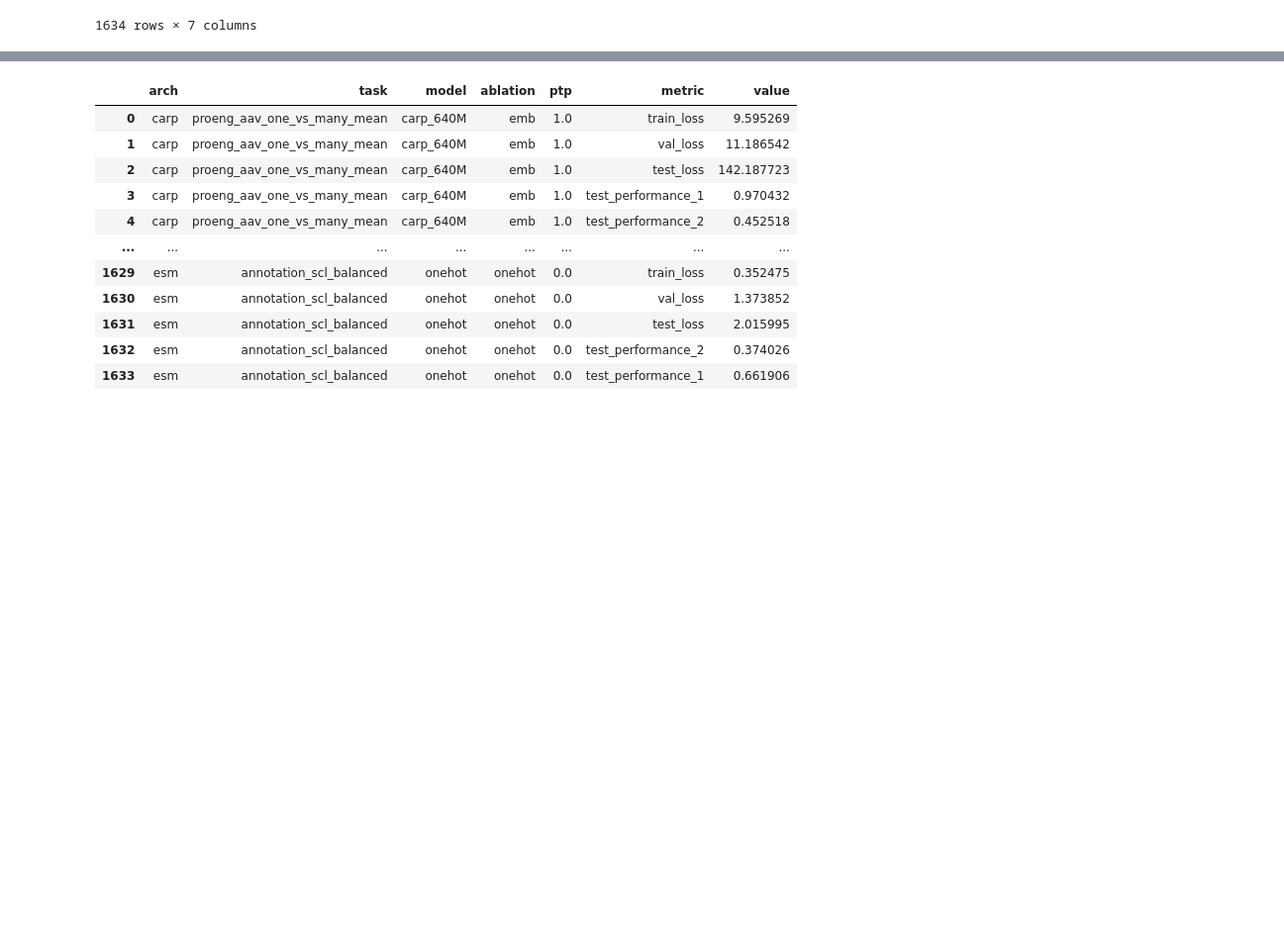
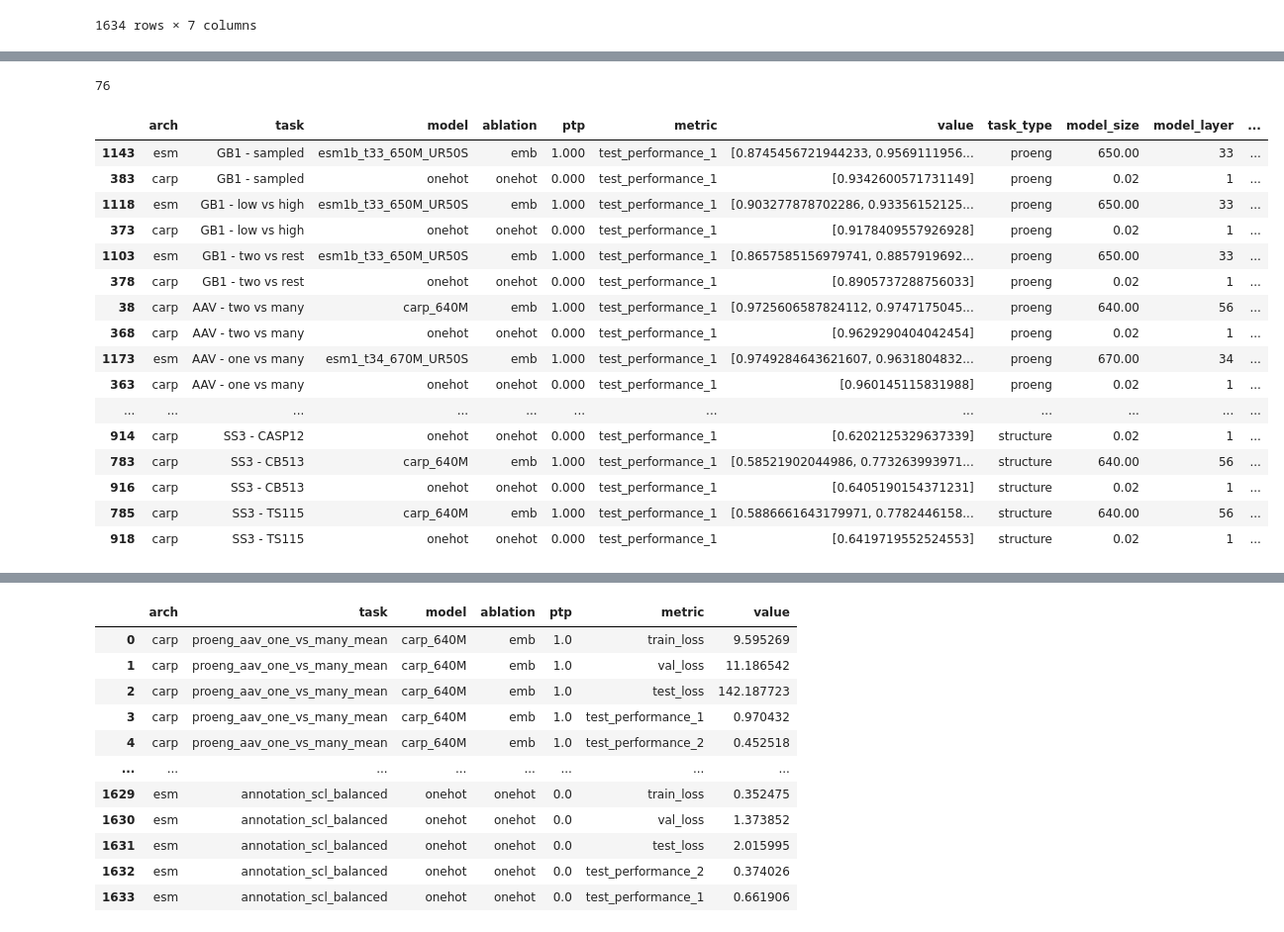
Before and after one commit to microsoft/protein-transfer, a Jupyter notebook: sandbox/results_replot_2.ipynb, the cells around one changed output, grey strips where cells are left out. Shown at 99% size. Drawn from its saved outputs; the diff is of its cells as text; code cells hidden in the pictures; blank space fills up the shorter version.

```diff
--- a/sandbox/results_replot_2.ipynb
+++ b/sandbox/results_replot_2.ipynb
@@ -21,9 +93,18 @@ from scr.params.vis import ORDERED_TASK_LIST, TASK_LEGEND_MAP
 # %%
-result_df = pd.read_csv("results/summary/all_results.csv")
+result_df_path = "results/summary/all_results.csv"
+
+result_df = pd.read_csv(result_df_path)
+
+# check column name existance
+for c in ["metric", "ablation", "arch", "value", "task", "model", "ptp"]:
+    assert c in result_df.columns, f"{c} not in df from {result_df_path}"
 
 # Convert the string of lists to NumPy arrays
 result_df["value"] = result_df["value"].apply(ast.literal_eval).apply(np.array)
 
+# make ptp float
+result_df["ptp"] = result_df["ptp"].astype(float)
+
 result_df
 # %% [output]
 |  | arch | task | model | ablation | ptp | metric | value |
@@ -41,0 +156,53 @@ result_df
+# %%
+
+# Count the number of rows with NaN values to make sure just structure_ss3_tape_processed - should be 76
+prepped_df.isna().any(axis=1).sum()
+# %% [output]
+76
+# %%
+def get_best_metric_df(
+    df: pd.DataFrame, metric: str = "test_performance_1"
+) -> pd.DataFrame:
+
+    """
+    A function for cleaning up the df to get best layer based on chosen metric
+    """
+
+    slice_df = df[(df["metric"] == metric)].copy()
+
+    slice_df = slice_df[
+        (slice_df["ablation"] == "onehot") | (slice_df["ablation"] == "emb")
+    ]
+
+    # get the max perform layer
+    slice_df["best_value"] = slice_df["value"].apply(np.max)
+    slice_df["best_layer"] = slice_df["value"].apply(np.argmax)
+
+    # Find the index of the maximum value in 'value_column' for each group
+    max_indices = slice_df.groupby(["task", "ablation"])["best_value"].idxmax().dropna()
+
+    # Use loc to select the rows corresponding to the max indices
+    slice_df = slice_df.loc[max_indices]
+
+    return slice_df.copy()
+# %%
+slice_df = get_best_metric_df(prepped_df, "test_performance_1")
+slice_df
+# %% [output]
+|  | arch | task | model | ablation | ptp | metric | value | task_type | model_size | model_layer | ... |
+| 1143 | esm | GB1 - sampled | esm1b_t33_650M_UR50S | emb | 1.000 | test_performance_1 | [0.8745456721944233, 0.9569111956... | proeng | 650.00 | 33 | ... |
+| 383 | carp | GB1 - sampled | onehot | onehot | 0.000 | test_performance_1 | [0.9342600571731149] | proeng | 0.02 | 1 | ... |
+| 1118 | esm | GB1 - low vs high | esm1b_t33_650M_UR50S | emb | 1.000 | test_performance_1 | [0.903277878702286, 0.93356152125... | proeng | 650.00 | 33 | ... |
+| 373 | carp | GB1 - low vs high | onehot | onehot | 0.000 | test_performance_1 | [0.9178409557926928] | proeng | 0.02 | 1 | ... |
+| 1103 | esm | GB1 - two vs rest | esm1b_t33_650M_UR50S | emb | 1.000 | test_performance_1 | [0.8657585156979741, 0.8857919692... | proeng | 650.00 | 33 | ... |
+| 378 | carp | GB1 - two vs rest | onehot | onehot | 0.000 | test_performance_1 | [0.8905737288756033] | proeng | 0.02 | 1 | ... |
+| 38 | carp | AAV - two vs many | carp_640M | emb | 1.000 | test_performance_1 | [0.9725606587824112, 0.9747175045... | proeng | 640.00 | 56 | ... |
+| 368 | carp | AAV - two vs many | onehot | onehot | 0.000 | test_performance_1 | [0.9629290404042454] | proeng | 0.02 | 1 | ... |
+| 1173 | esm | AAV - one vs many | esm1_t34_670M_UR50S | emb | 1.000 | test_performance_1 | [0.9749284643621607, 0.9631804832... | proeng | 670.00 | 34 | ... |
+| 363 | carp | AAV - one vs many | onehot | onehot | 0.000 | test_performance_1 | [0.960145115831988] | proeng | 0.02 | 1 | ... |
+| ... | ... | ... | ... | ... | ... | ... | ... | ... | ... | ... | ... |
+| 914 | carp | SS3 - CASP12 | onehot | onehot | 0.000 | test_performance_1 | [0.6202125329637339] | structure | 0.02 | 1 | ... |
+| 783 | carp | SS3 - CB513 | carp_640M | emb | 1.000 | test_performance_1 | [0.58521902044986, 0.773263993971... | structure | 640.00 | 56 | ... |
+| 916 | carp | SS3 - CB513 | onehot | onehot | 0.000 | test_performance_1 | [0.6405190154371231] | structure | 0.02 | 1 | ... |
+| 785 | carp | SS3 - TS115 | carp_640M | emb | 1.000 | test_performance_1 | [0.5886661643179971, 0.7782446158... | structure | 640.00 | 56 | ... |
+| 918 | carp | SS3 - TS115 | onehot | onehot | 0.000 | test_performance_1 | [0.6419719552524553] | structure | 0.02 | 1 | ... |
```
Also changed, not shown: parts of 10 cells of this notebook, 3 other files.
